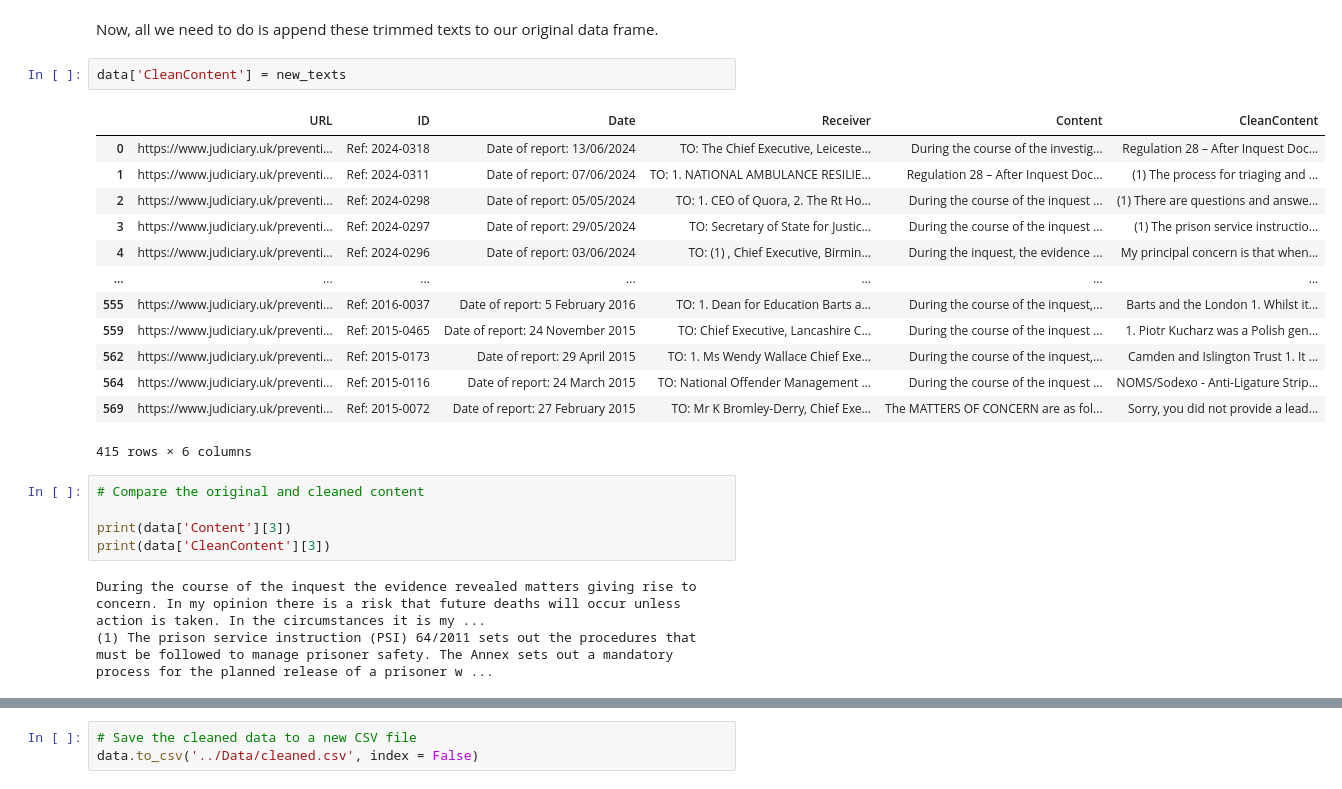
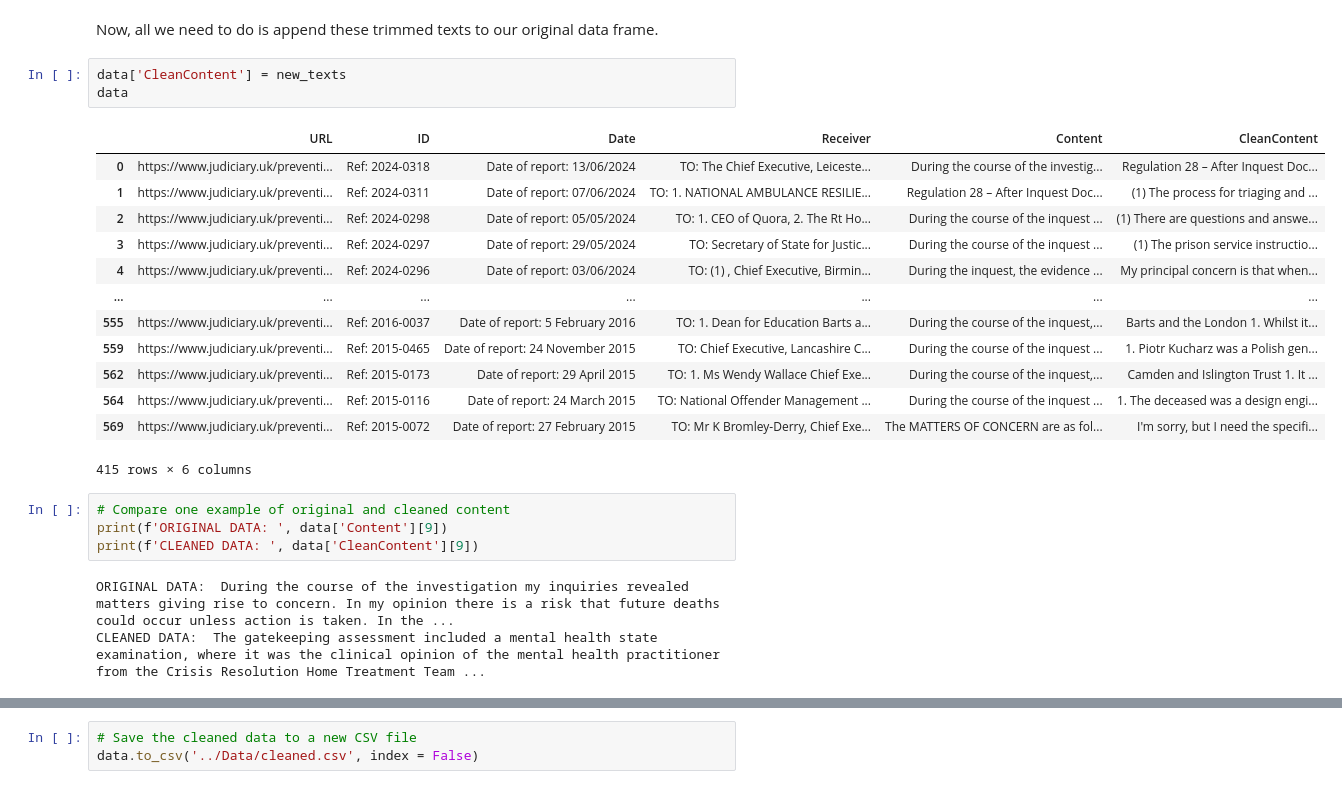
Before and after one commit to Samuel-Osian-Andrews/PFD_NLP, a Jupyter notebook: Scripts/preprocess.ipynb, the cells around one changed output, grey strips where cells are left out. Cells and saved outputs as stored; diff of their text form.

Commit message:
Clean additional template text from report content

```diff
--- a/Scripts/preprocess.ipynb
+++ b/Scripts/preprocess.ipynb
@@ -155,25 +159,25 @@ Time taken: 738.77 seconds
 Now, all we need to do is append these trimmed texts to our original data frame.
 # %%
 data['CleanContent'] = new_texts
+data
 # %% [output]
 |  | URL | ID | Date | Receiver | Content | CleanContent |
 | 0 | https://www.judiciary.uk/preventi... | Ref: 2024-0318 | Date of report: 13/06/2024 | TO: The Chief Executive, Leiceste... | During the course of the investig... | Regulation 28 – After Inquest Doc... |
 | 1 | https://www.judiciary.uk/preventi... | Ref: 2024-0311 | Date of report: 07/06/2024 | TO: 1. NATIONAL AMBULANCE RESILIE... | Regulation 28 – After Inquest Doc... | (1) The process for triaging and ... |
 | 2 | https://www.judiciary.uk/preventi... | Ref: 2024-0298 | Date of report: 05/05/2024 | TO: 1. CEO of Quora, 2. The Rt Ho... | During the course of the inquest ... | (1) There are questions and answe... |
 | 3 | https://www.judiciary.uk/preventi... | Ref: 2024-0297 | Date of report: 29/05/2024 | TO: Secretary of State for Justic... | During the course of the inquest ... | (1) The prison service instructio... |
 | 4 | https://www.judiciary.uk/preventi... | Ref: 2024-0296 | Date of report: 03/06/2024 | TO: (1) , Chief Executive, Birmin... | During the inquest, the evidence ... | My principal concern is that when... |
 | ... | ... | ... | ... | ... | ... | ... |
 | 555 | https://www.judiciary.uk/preventi... | Ref: 2016-0037 | Date of report: 5 February 2016 | TO: 1. Dean for Education Barts a... | During the course of the inquest,... | Barts and the London 1. Whilst it... |
 | 559 | https://www.judiciary.uk/preventi... | Ref: 2015-0465 | Date of report: 24 November 2015 | TO: Chief Executive, Lancashire C... | During the course of the inquest ... | 1. Piotr Kucharz was a Polish gen... |
 | 562 | https://www.judiciary.uk/preventi... | Ref: 2015-0173 | Date of report: 29 April 2015 | TO: 1. Ms Wendy Wallace Chief Exe... | During the course of the inquest,... | Camden and Islington Trust 1. It ... |
-| 564 | https://www.judiciary.uk/preventi... | Ref: 2015-0116 | Date of report: 24 March 2015 | TO: National Offender Management ... | During the course of the inquest ... | NOMS/Sodexo - Anti-Ligature Strip... |
-| 569 | https://www.judiciary.uk/preventi... | Ref: 2015-0072 | Date of report: 27 February 2015 | TO: Mr K Bromley-Derry, Chief Exe... | The MATTERS OF CONCERN are as fol... | Sorry, you did not provide a lead... |
+| 564 | https://www.judiciary.uk/preventi... | Ref: 2015-0116 | Date of report: 24 March 2015 | TO: National Offender Management ... | During the course of the inquest ... | 1. The deceased was a design engi... |
+| 569 | https://www.judiciary.uk/preventi... | Ref: 2015-0072 | Date of report: 27 February 2015 | TO: Mr K Bromley-Derry, Chief Exe... | The MATTERS OF CONCERN are as fol... | I'm sorry, but I need the specifi... |
 415 rows × 6 columns
 # %%
-# Compare the original and cleaned content
-
-print(data['Content'][3])
-print(data['CleanContent'][3])
+# Compare one example of original and cleaned content
+print(f'ORIGINAL DATA: ', data['Content'][9])
+print(f'CLEANED DATA: ', data['CleanContent'][9])
 # %% [output]
-During the course of the inquest the evidence revealed matters giving rise to concern. In my opinion there is a risk that future deaths will occur unless action is taken. In the circumstances it is my ...
-(1) The prison service instruction (PSI) 64/2011 sets out the procedures that must be followed to manage prisoner safety. The Annex sets out a mandatory process for the planned release of a prisoner w ...
+ORIGINAL DATA:  During the course of the investigation my inquiries revealed matters giving rise to concern. In my opinion there is a risk that future deaths could occur unless action is taken. In the ...
+CLEANED DATA:  The gatekeeping assessment included a mental health state examination, where it was the clinical opinion of the mental health practitioner from the Crisis Resolution Home Treatment Team ...
```
Also changed, not shown: parts of 8 cells of this notebook, 1 other file.
